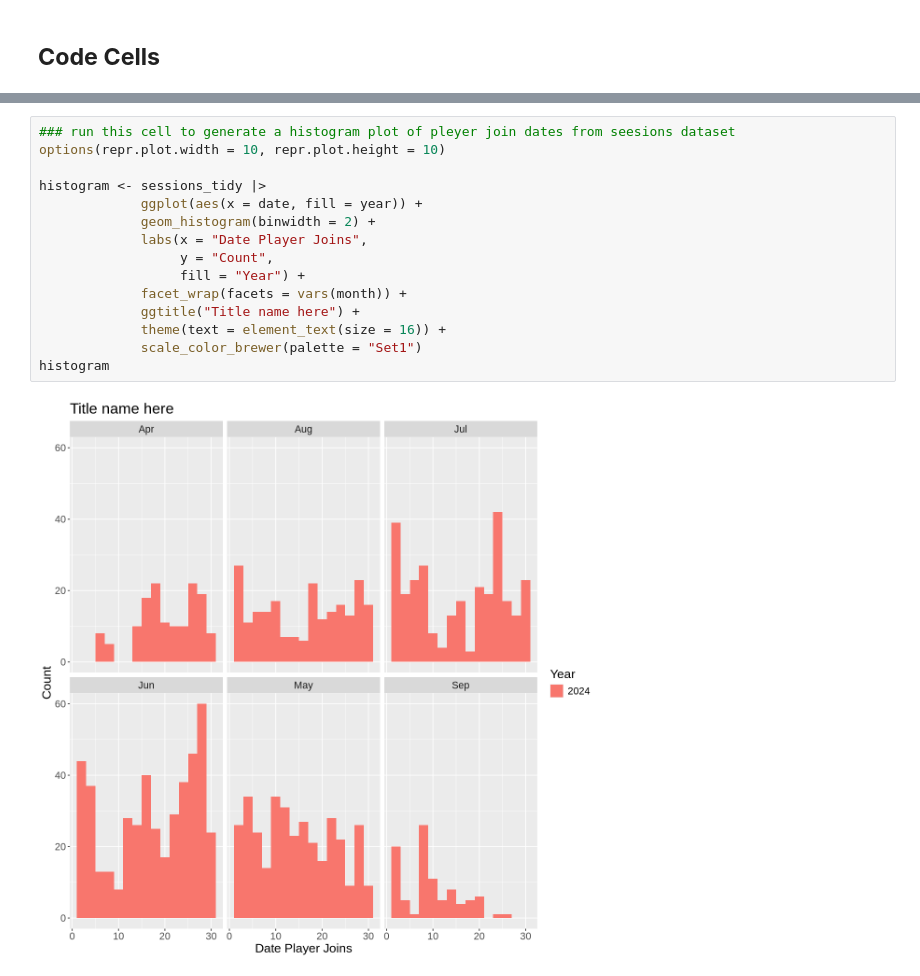
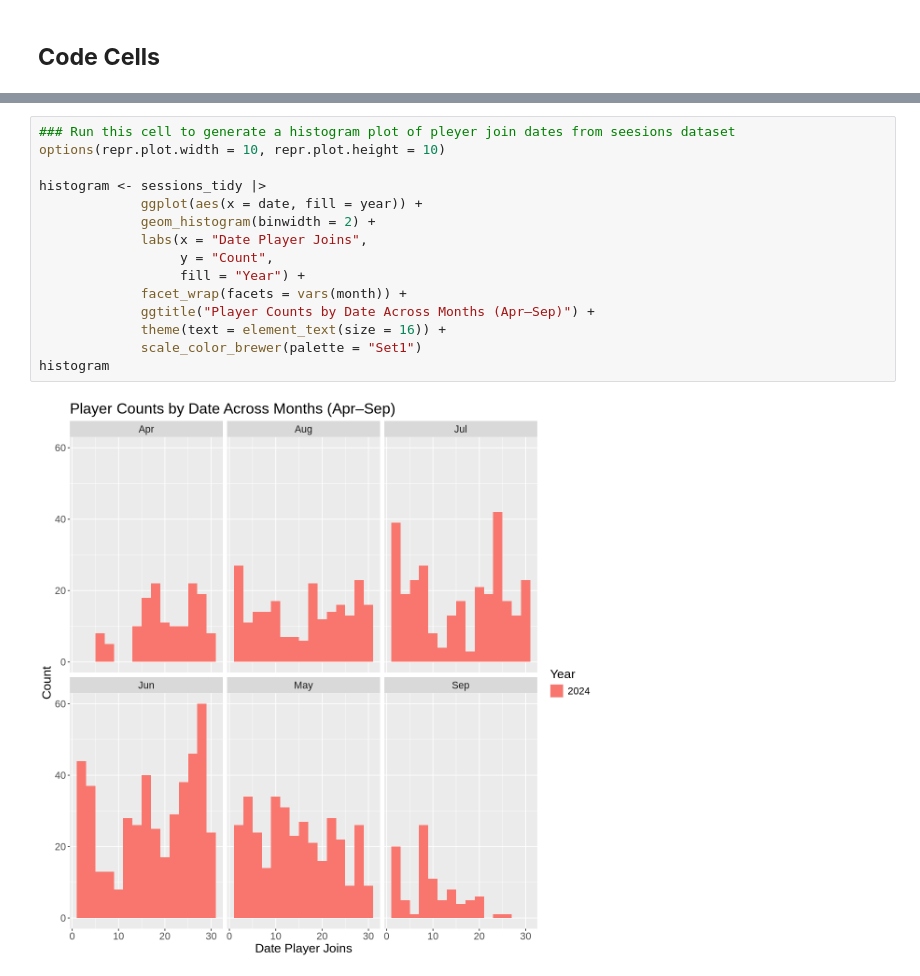
Before and after one commit to SamuelPastrami/DSCI-PROJECT, a Jupyter notebook: DSCI-100 Project Report.ipynb, the cells around one changed output, grey strips where cells are left out. Saved outputs shown, nothing was run; the diff lists cells and outputs as text.

```diff
--- a/DSCI-100 Project Report.ipynb
+++ b/DSCI-100 Project Report.ipynb
@@ -136,17 +160,17 @@ A tibble: 6 × 2
 # %%
-### run this cell to generate a histogram plot of pleyer join dates from seesions dataset
+### Run this cell to generate a histogram plot of pleyer join dates from seesions dataset
 options(repr.plot.width = 10, repr.plot.height = 10)
 
 histogram <- sessions_tidy |>
              ggplot(aes(x = date, fill = year)) +
              geom_histogram(binwidth = 2) +
              labs(x = "Date Player Joins",
                   y = "Count",
                   fill = "Year") +
              facet_wrap(facets = vars(month)) +
-             ggtitle("Title name here") +
+             ggtitle("Player Counts by Date Across Months (Apr–Sep)") +
              theme(text = element_text(size = 16)) +
              scale_color_brewer(palette = "Set1")
 histogram
 # %% [output]
-[figure, old version]
+[figure, new version]
```
Also changed, not shown: parts of 17 cells of this notebook.
